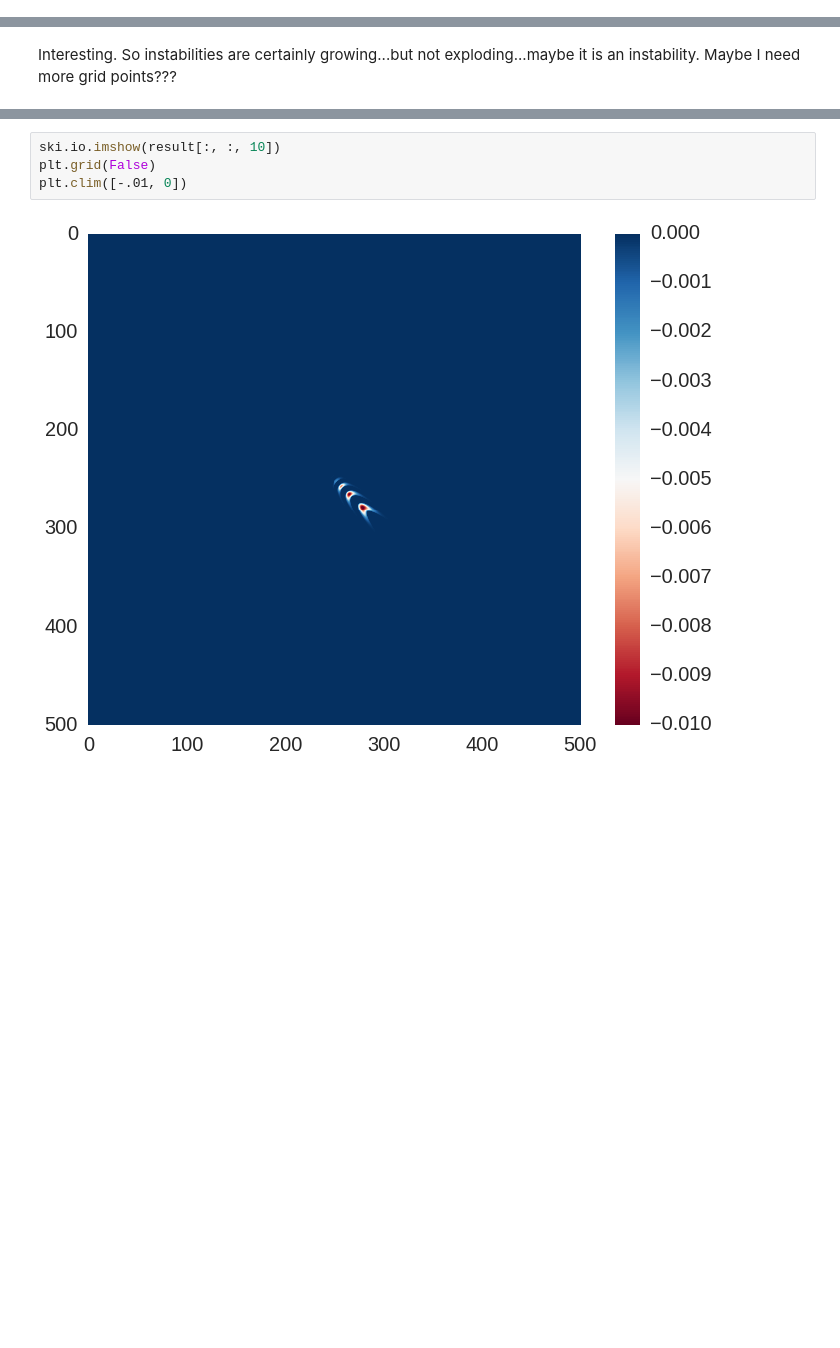
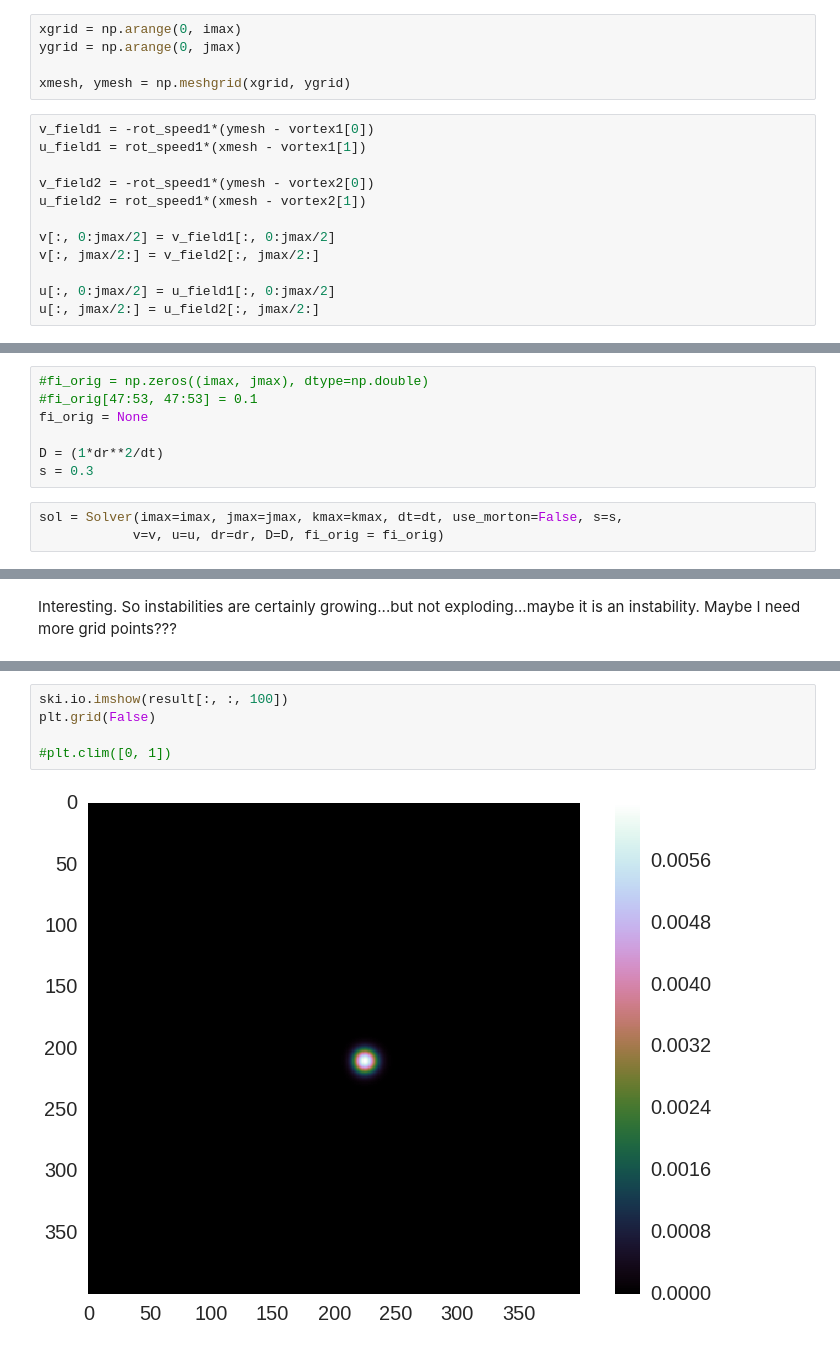
Before and after one commit to btweinstein/AC274, a Jupyter notebook: docs/2d_adr_package.ipynb, the cells around one changed output, grey strips where cells are left out. Saved outputs shown, nothing was run; the diff lists cells and outputs as text; blank space fills up the shorter version.

Commit message:
Adjusted tolerance. Fixing ipython notebook. About to be done, created vortex flow to study. IDK if it will work well.

```diff
--- a/docs/2d_adr_package.ipynb
+++ b/docs/2d_adr_package.ipynb
@@ -35,0 +44,17 @@ It takes *soooooo* long to make these operators...bleh. Let's see if we can spee
+# %%
+xgrid = np.arange(0, imax)
+ygrid = np.arange(0, jmax)
+
+xmesh, ymesh = np.meshgrid(xgrid, ygrid)
+# %%
+v_field1 = -rot_speed1*(ymesh - vortex1[0])
+u_field1 = rot_speed1*(xmesh - vortex1[1])
+
+v_field2 = -rot_speed1*(ymesh - vortex2[0])
+u_field2 = rot_speed1*(xmesh - vortex2[1])
+
+v[:, 0:jmax/2] = v_field1[:, 0:jmax/2]
+v[:, jmax/2:] = v_field2[:, jmax/2:]
+
+u[:, 0:jmax/2] = u_field1[:, 0:jmax/2]
+u[:, jmax/2:] = u_field2[:, jmax/2:]
@@ -35,0 +78,10 @@ It takes *soooooo* long to make these operators...bleh. Let's see if we can spee
+# %%
+#fi_orig = np.zeros((imax, jmax), dtype=np.double)
+#fi_orig[47:53, 47:53] = 0.1
+fi_orig = None
+
+D = (1*dr**2/dt)
+s = 0.3
+# %%
+sol = Solver(imax=imax, jmax=jmax, kmax=kmax, dt=dt, use_morton=False, s=s,
+            v=v, u=u, dr=dr, D=D, fi_orig = fi_orig)
@@ -58,6 +137,7 @@ Interesting. So instabilities are certainly growing...but not exploding...maybe
 # %%
-ski.io.imshow(result[:, :, 10])
+ski.io.imshow(result[:, :, 100])
 plt.grid(False)
-plt.clim([-.01, 0])
+
+#plt.clim([0, 1])
 # %% [output]
-[figure, old version]
+[figure, new version]
```
Also changed, not shown: parts of 19 cells of this notebook, 1 other file.
